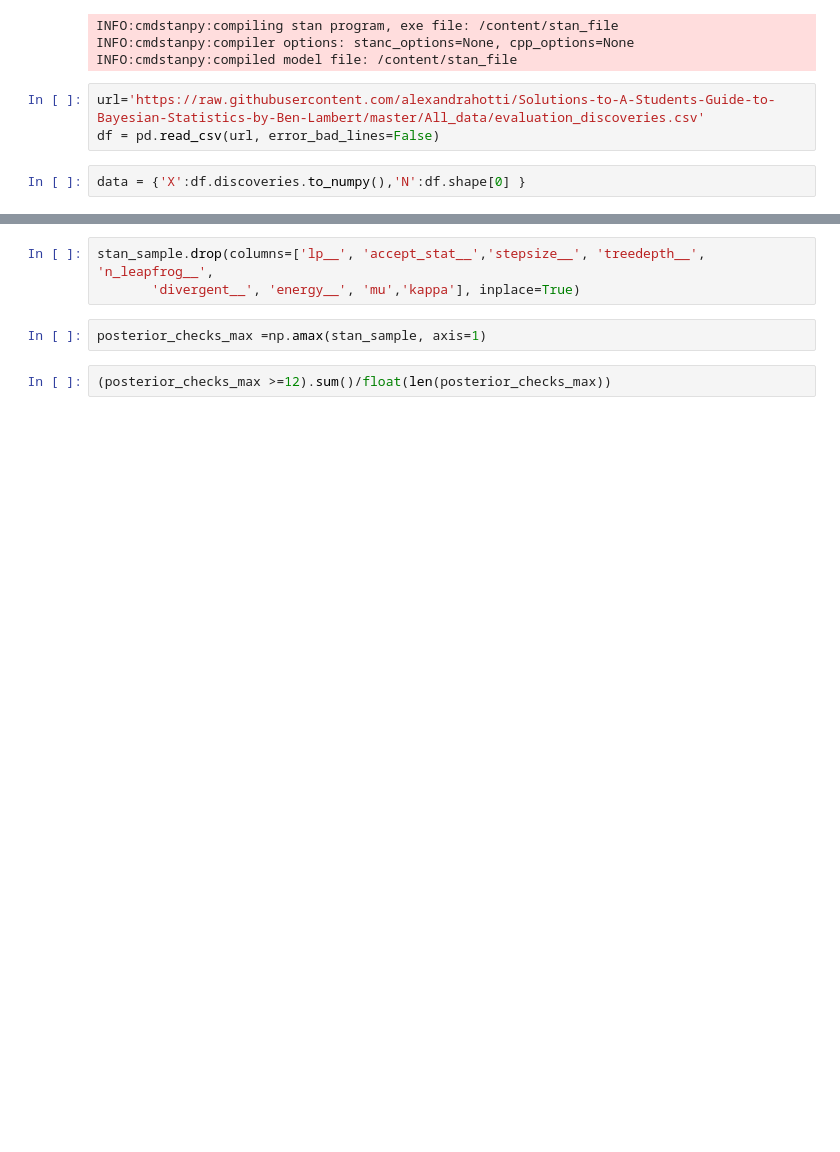
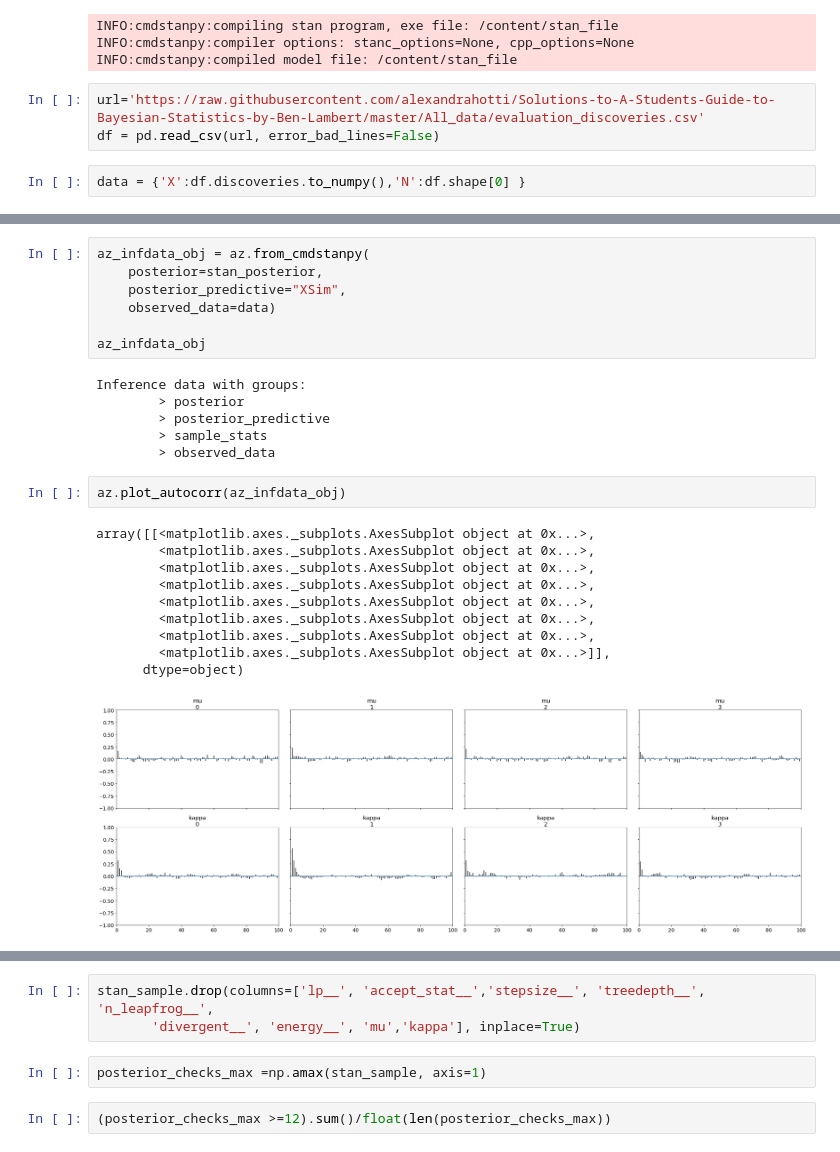
Before and after one commit to cormach/bayesian_stats_by_b_lambert, a Jupyter notebook: Chapter_16_questions.ipynb, the cells around one changed output, grey strips where cells are left out. Drawn from its saved outputs; the diff is of its cells as text; blank space fills up the shorter version.

```diff
--- a/Chapter_16_questions.ipynb
+++ b/Chapter_16_questions.ipynb
@@ -137,0 +162,26 @@ stan_sample = stan_post.get_drawset()
+# %%
+az_infdata_obj = az.from_cmdstanpy(
+    posterior=stan_posterior,
+    posterior_predictive="XSim",
+    observed_data=data)
+
+az_infdata_obj
+# %% [output]
+Inference data with groups:
+        > posterior
+        > posterior_predictive
+        > sample_stats
+        > observed_data
+# %%
+az.plot_autocorr(az_infdata_obj)
+# %% [output]
+array([[<matplotlib.axes._subplots.AxesSubplot object at 0x...>,
+        <matplotlib.axes._subplots.AxesSubplot object at 0x...>,
+        <matplotlib.axes._subplots.AxesSubplot object at 0x...>,
+        <matplotlib.axes._subplots.AxesSubplot object at 0x...>,
+        <matplotlib.axes._subplots.AxesSubplot object at 0x...>,
+        <matplotlib.axes._subplots.AxesSubplot object at 0x...>,
+        <matplotlib.axes._subplots.AxesSubplot object at 0x...>,
+        <matplotlib.axes._subplots.AxesSubplot object at 0x...>]],
+      dtype=object)
+[figure, added]
```
Also changed, not shown: parts of 14 cells of this notebook.
